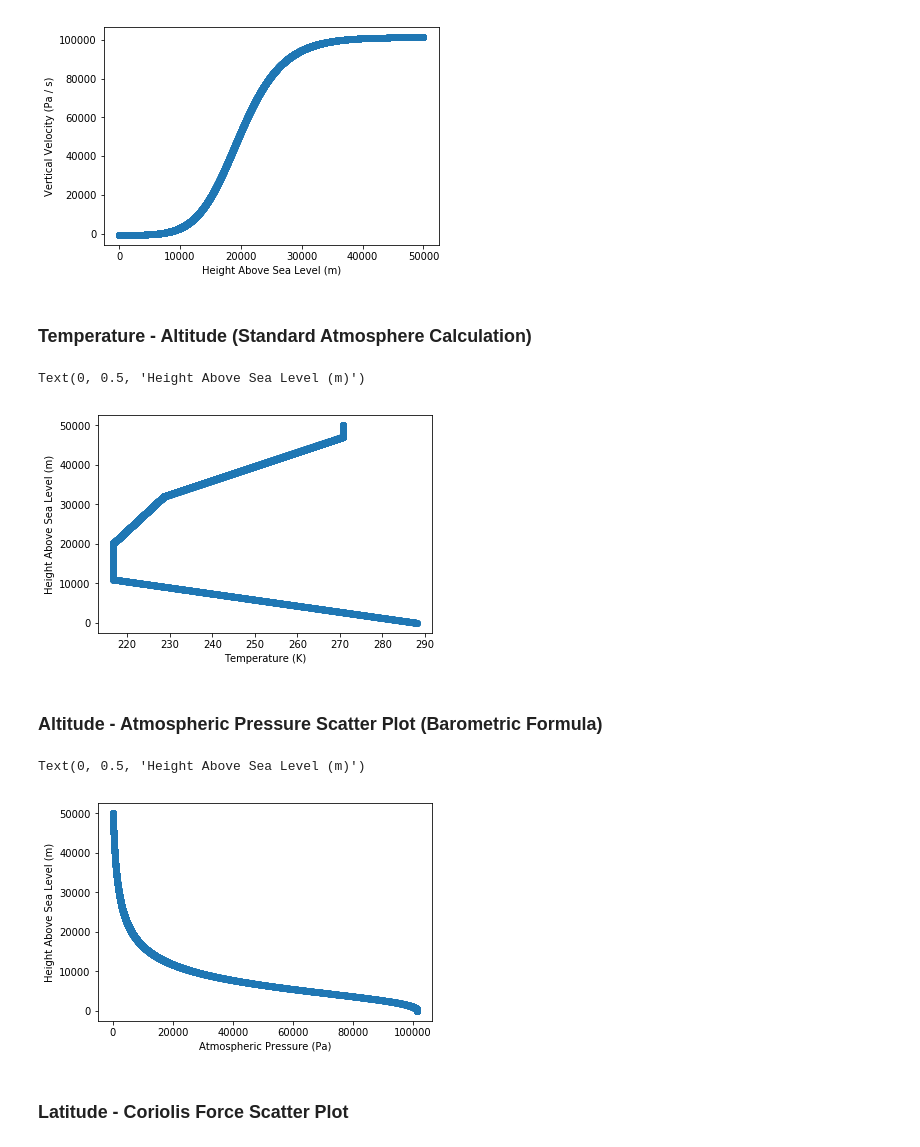
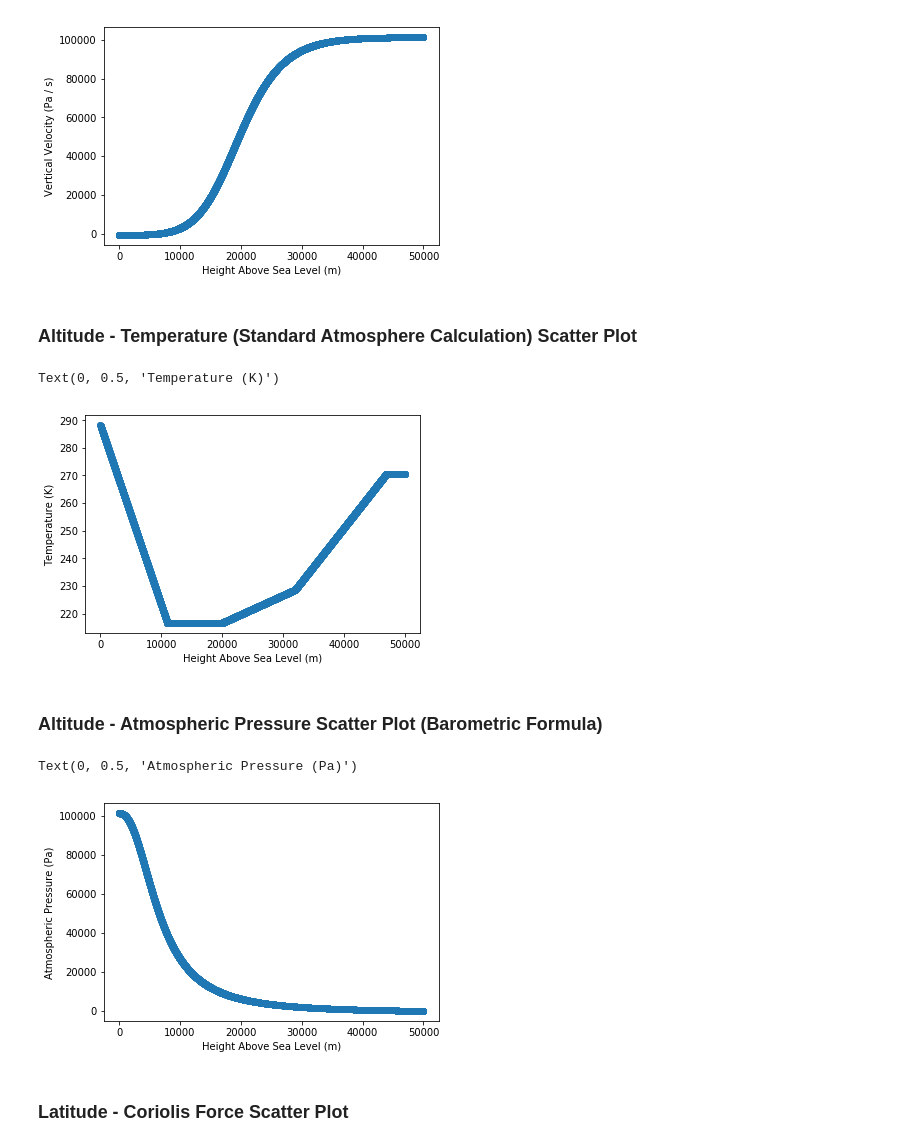
Before and after one commit to amsimp/amsimp, a Jupyter notebook: benchmarking/visualise.ipynb, the cells around one changed output. Drawn from its saved outputs; the diff is of its cells as text; code cells hidden in the pictures.

```diff
--- a/benchmarking/visualise.ipynb
+++ b/benchmarking/visualise.ipynb
@@ -67,23 +67,23 @@ plt.ylabel('Vertical Velocity (Pa / s)')
 Text(0, 0.5, 'Vertical Velocity (Pa / s)')
 [figure]
 # %% [markdown]
-### Temperature - Altitude (Standard Atmosphere Calculation)
+### Altitude - Temperature (Standard Atmosphere Calculation) Scatter Plot
 # %%
-plt.scatter(detail.temperature(), detail.altitude_level())
-plt.xlabel('Temperature (K)')
-plt.ylabel('Height Above Sea Level (m)')
+plt.scatter(detail.altitude_level(), detail.temperature())
+plt.xlabel('Height Above Sea Level (m)')
+plt.ylabel('Temperature (K)')
 # %% [output]
-Text(0, 0.5, 'Height Above Sea Level (m)')
+Text(0, 0.5, 'Temperature (K)')
-[figure, old version]
+[figure, new version]
 # %% [markdown]
 ### Altitude - Atmospheric Pressure Scatter Plot (Barometric Formula)
 # %%
-plt.scatter(detail.pressure(), detail.altitude_level())
-plt.xlabel('Atmospheric Pressure (Pa)')
-plt.ylabel('Height Above Sea Level (m)')
+plt.scatter(detail.altitude_level(), detail.pressure())
+plt.xlabel('Height Above Sea Level (m)')
+plt.ylabel('Atmospheric Pressure (Pa)')
 # %% [output]
-Text(0, 0.5, 'Height Above Sea Level (m)')
+Text(0, 0.5, 'Atmospheric Pressure (Pa)')
-[figure, old version]
+[figure, new version]
 # %% [markdown]
 ### Latitude - Coriolis Force Scatter Plot
 # %%
```
Also changed, not shown: parts of 6 cells of this notebook, 3 other files.
